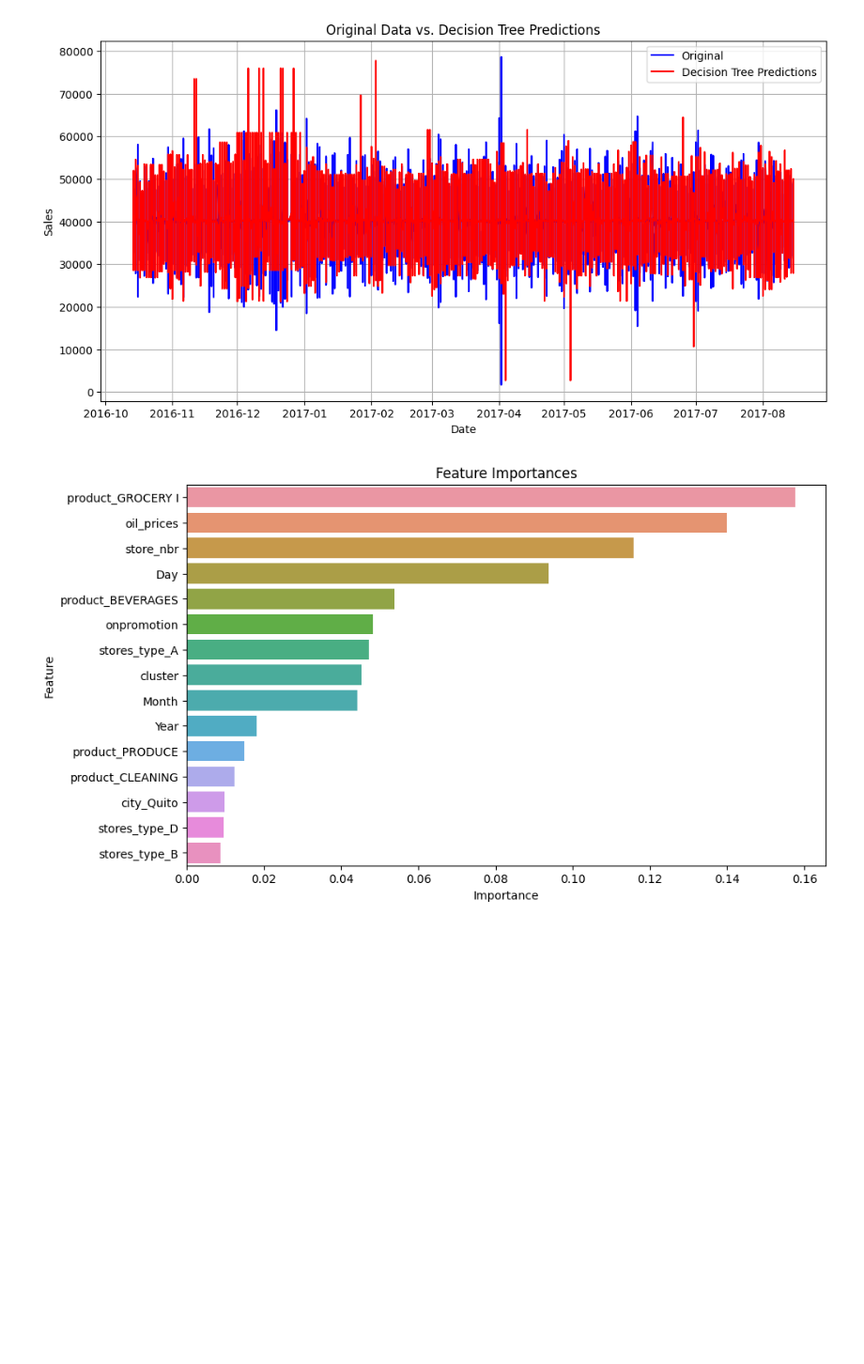
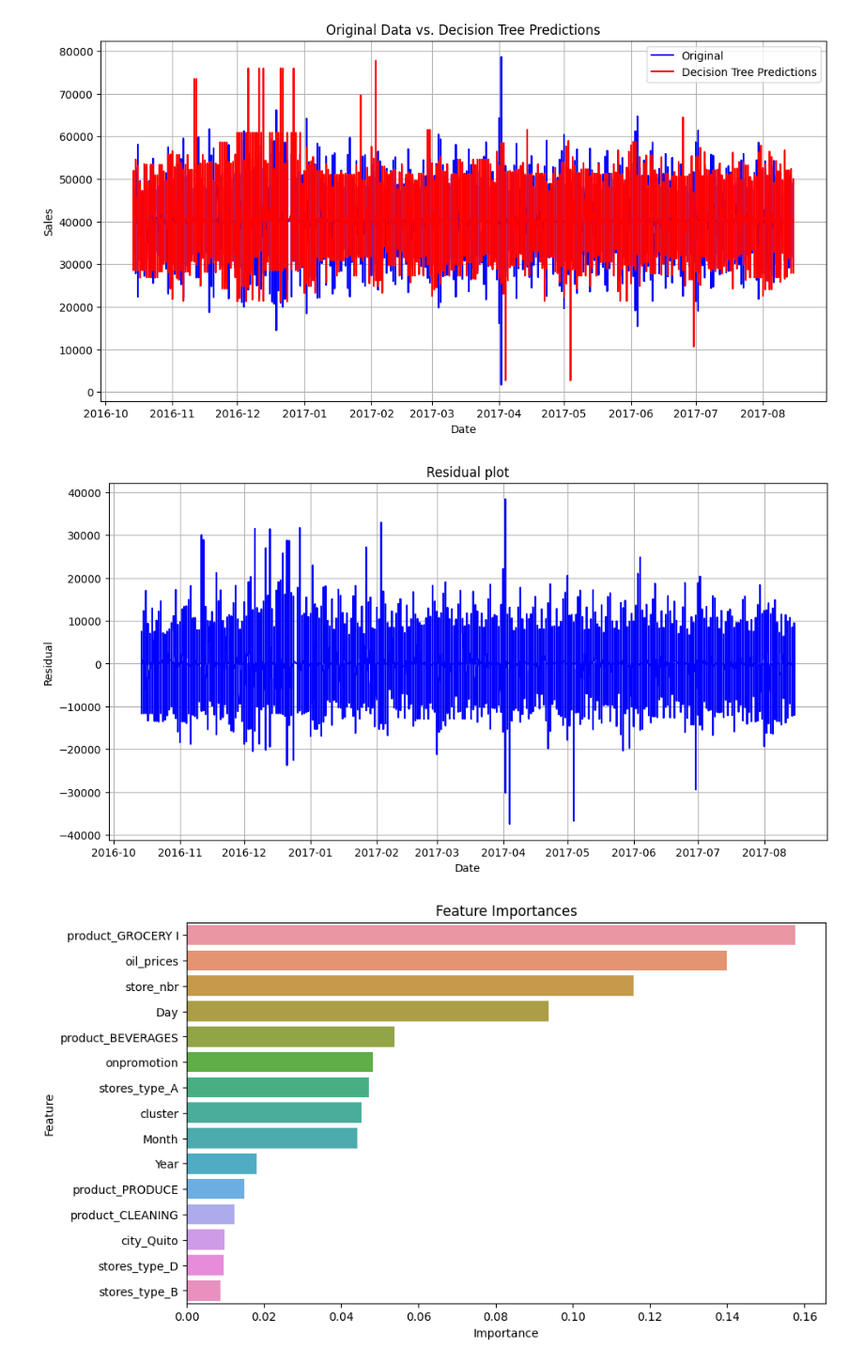
Before and after one commit to phinmaiyo/Regression-Model, a Jupyter notebook: forecasting.ipynb, the cells around one changed output. Shown at 94% size. Saved outputs shown, nothing was run; the diff lists cells and outputs as text; code cells hidden in the pictures; blank space fills up the shorter version.

```diff
--- a/forecasting.ipynb
+++ b/forecasting.ipynb
@@ -2272,6 +2291,21 @@ plt.grid(True)
 plt.show()
 # %% [output]
 [figure]
+# %%
+# plot the residual plot
+plt.figure(figsize=(12, 6))  # Adjust the figure size as needed
+
+# Plot the residual data
+plt.plot(y_eval.index, (dt_pred - y_eval.values), label='residuals', color='blue')
+
+plt.xlabel('Date')
+plt.ylabel('Residual')
+plt.title('Residual plot')
+plt.grid(True)
+
+plt.show()
+# %% [output]
+[figure, added]
 # %%
 dt_importance=dt.feature_importances_
 # Create a DataFrame to store feature names and their importances
```
Also changed, not shown: parts of 5 cells of this notebook.
